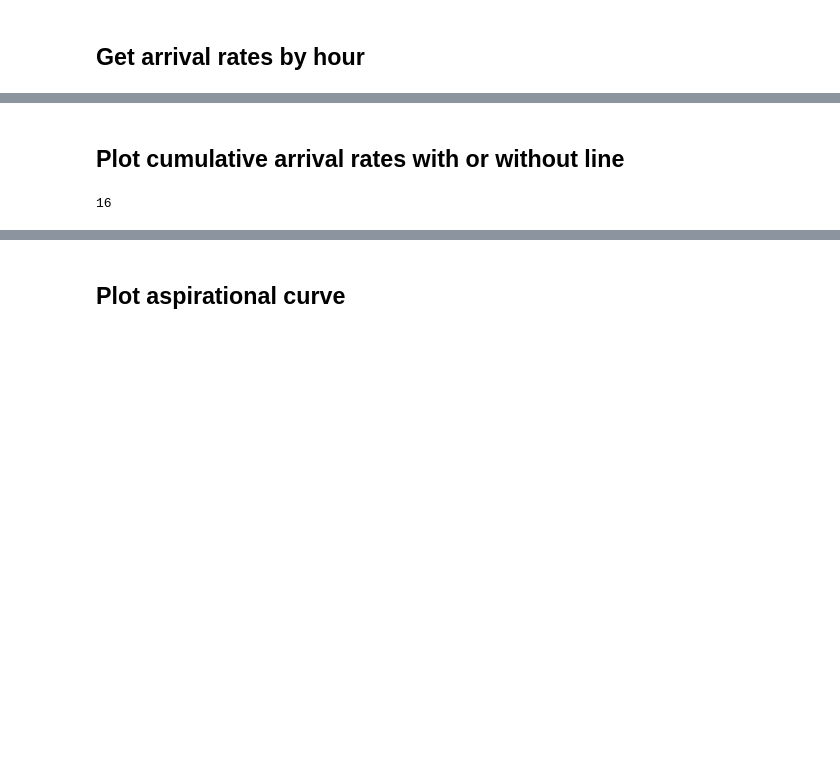
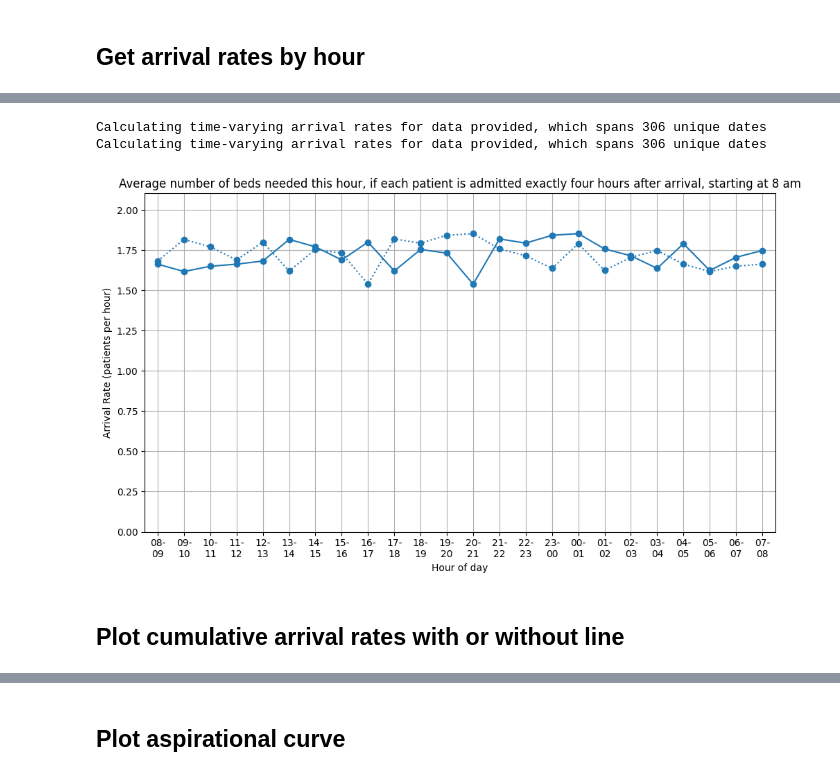
Before and after one commit to zmek/patientflow, a Jupyter notebook: notebooks/experiments/Modelling_to_show_true_demand.ipynb, the cells around one changed output, grey strips where cells are left out. Cells and saved outputs as stored; diff of their text form; code cells hidden in the pictures; blank space fills up the shorter version.

```diff
--- a/notebooks/experiments/Modelling_to_show_true_demand.ipynb
+++ b/notebooks/experiments/Modelling_to_show_true_demand.ipynb
@@ -225,9 +119,12 @@ hour_values[end_of_influencable_window - start_plot_index]
+# %%
+title = 'Average number of beds needed this hour, if each patient is admitted exactly four hours after arrival, starting at 8 am'
+plot_arrival_rates(inpatient_arrivals, title, time_interval=60, start_plot_index=start_plot_index, file_prefix = '2_', lagged_by=4)
+# %% [output]
+Calculating time-varying arrival rates for data provided, which spans 306 unique dates
+Calculating time-varying arrival rates for data provided, which spans 306 unique dates
+[figure, added]
 # %%
 start_of_influencable_window = 8
 end_of_influencable_window = 17
 # %% [markdown]
 ## Plot cumulative arrival rates with or without line
-# %%
-hour_values[len(hour_values) - start_plot_index]
-# %% [output]
-16
```
Also changed, not shown: parts of 52 cells of this notebook, 3 other files.
